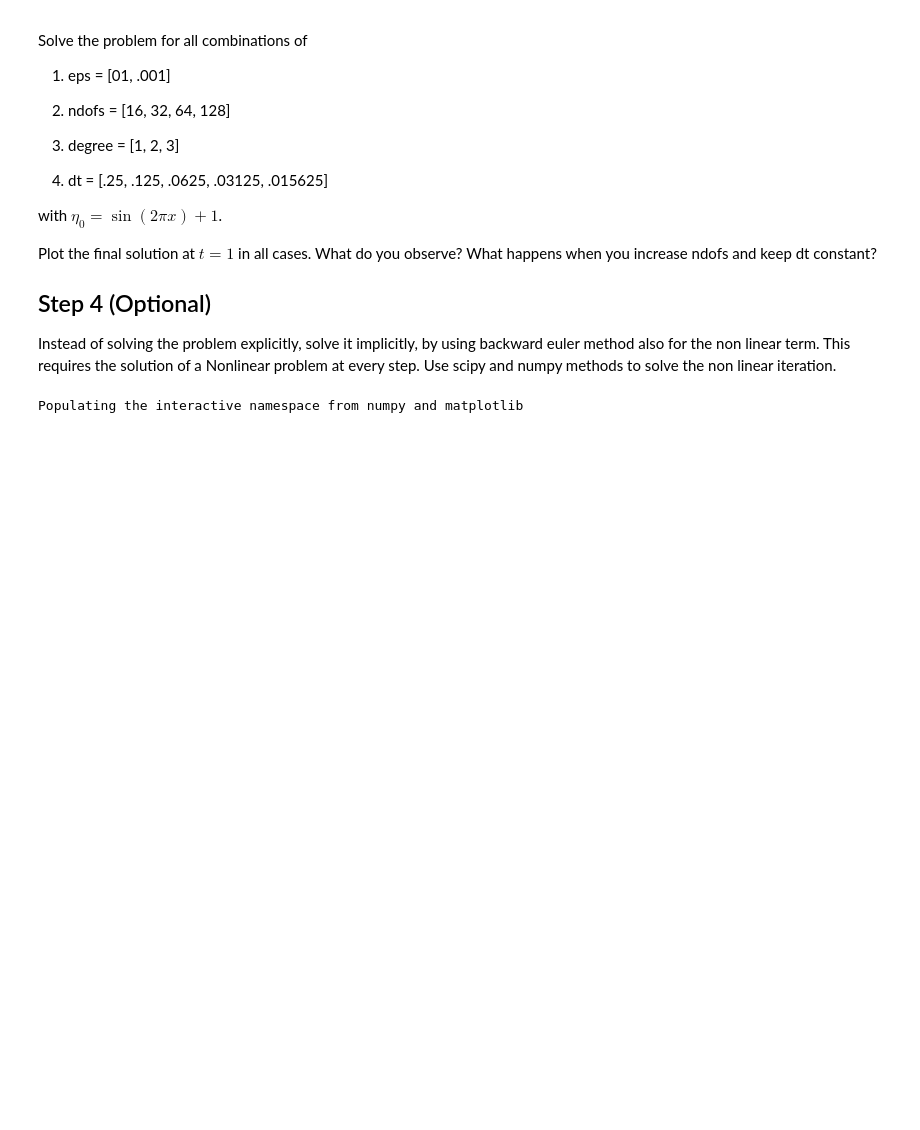
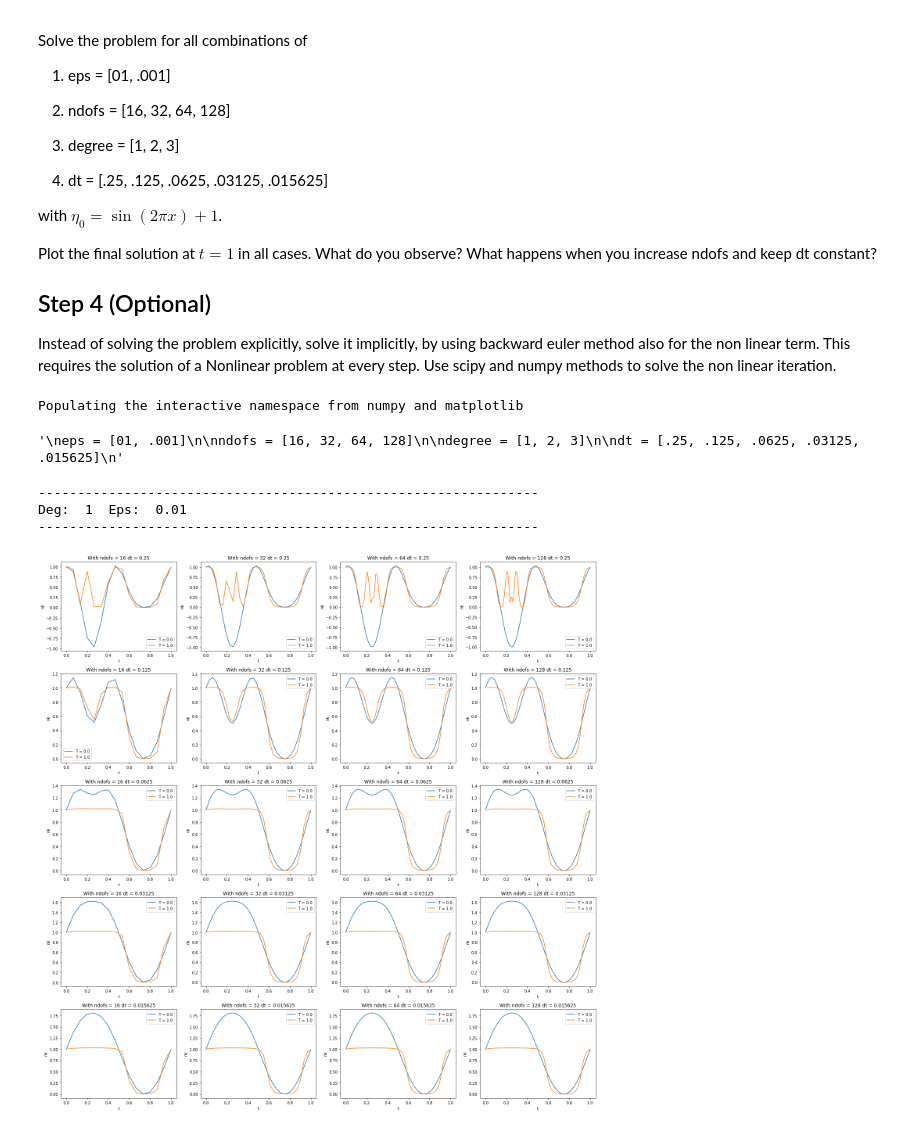
Before and after one commit to lleon95/P1.4_seed, a Jupyter notebook: final_project/final_project_lleon.ipynb, the cells around one changed output. Cells and saved outputs as stored; diff of their text form; code cells hidden in the pictures; blank space fills up the shorter version.

Commit message:
Add plots for step 3

```diff
--- a/final_project/final_project_lleon.ipynb
+++ b/final_project/final_project_lleon.ipynb
@@ -250,0 +243,49 @@ for eps in [0.01, 0.001]:
+# %%
+# func, eps, dt, ndofs, degree
+dt_l = [.25, .125, .0625, .03125, .015625]
+ndofs_l = [16, 32, 64, 128]
+
+STRIDE = 100
+# eta, basis, stride, resolution
+
+def plot_df_n_ndofs(deg, eps):
+    plt.figure(figsize = [20,20])
+    for dt in dt_l:
+
+        str_len = len(range(int(1/dt)))
+        stride = min(STRIDE, str_len - 1)
+
+        for ndofs in ndofs_l:
+            eta, basis = solve_allen_cahan(eta_0_func, eps, dt, ndofs, deg)
+            plt.subplot(len(dt_l), len(ndofs_l),dt_l.index(dt) * len(ndofs_l) + ndofs_l.index(ndofs) + 1)
+            plt.title("With ndofs = " + str(ndofs) + " dt = " + str(dt))
+            plt.xlabel("t")
+            plt.ylabel("nk")
+            plot_solution(eta, basis, stride, 1024)
+            plt.legend()
+            plt.tight_layout()
+
+
+'''
+eps = [01, .001]
+
+ndofs = [16, 32, 64, 128]
+
+degree = [1, 2, 3]
+
+dt = [.25, .125, .0625, .03125, .015625]
+'''
+# %% [output]
+'\neps = [01, .001]\n\nndofs = [16, 32, 64, 128]\n\ndegree = [1, 2, 3]\n\ndt = [.25, .125, .0625, .03125, .015625]\n'
+# %%
+deg = 1
+eps = 0.01
+print("----------------------------------------------------------------")
+print("Deg: ", deg, " Eps: ", eps)
+print("----------------------------------------------------------------")
+plot_df_n_ndofs(deg, eps)
+# %% [output]
+----------------------------------------------------------------
+Deg:  1  Eps:  0.01
+----------------------------------------------------------------
+[figure, added]
```
Also changed, not shown: parts of 8 cells of this notebook.
